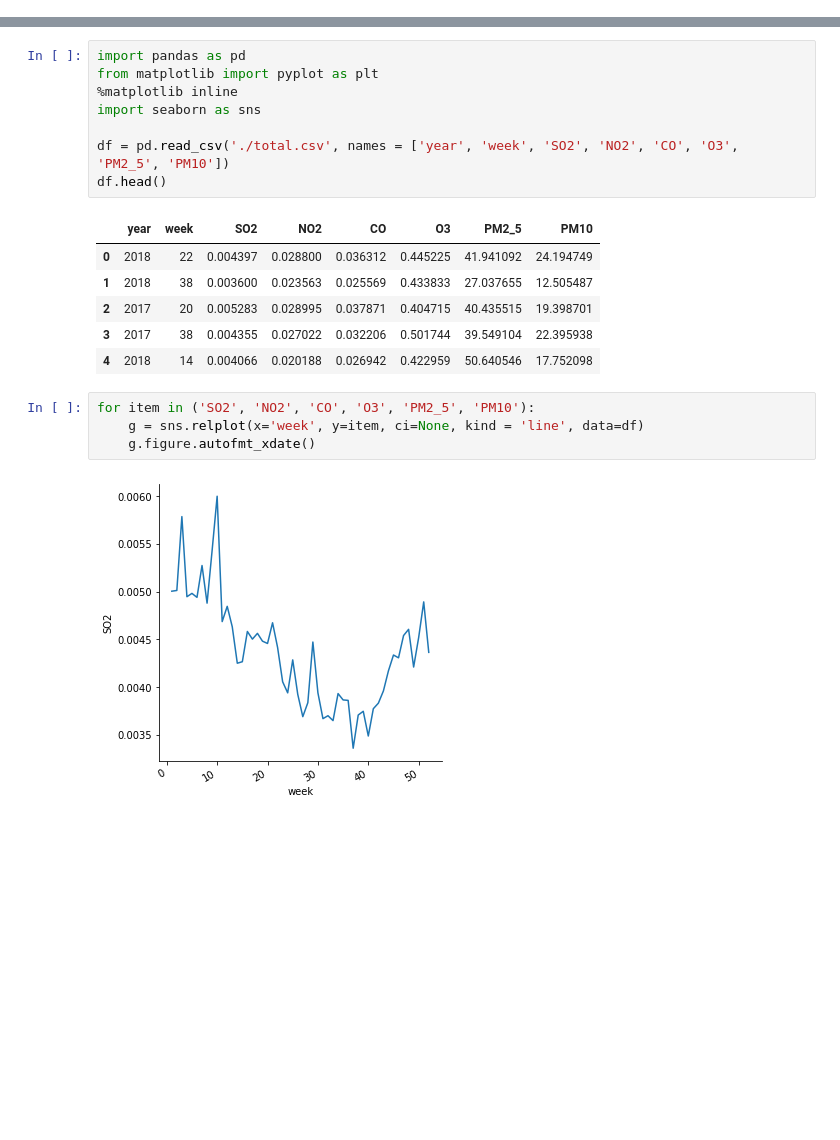
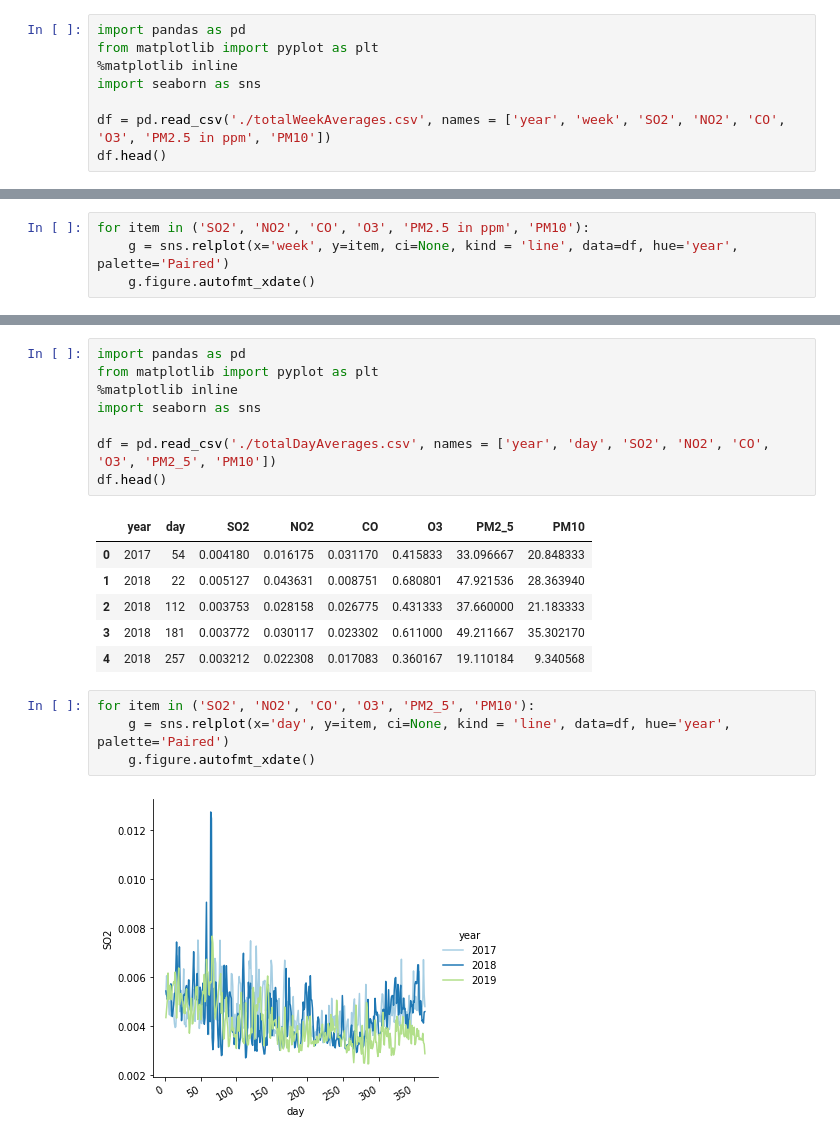
Before and after one commit to PSteinhaus/bigData, a Jupyter notebook: YearPlot.ipynb, the cells around one changed output, grey strips where cells are left out. Drawn from its saved outputs; the diff is of its cells as text; blank space fills up the shorter version.

Commit message:
added year-hue and plots for hour-averages

```diff
--- a/YearPlot.ipynb
+++ b/YearPlot.ipynb
@@ -0,0 +1,8 @@
+# %%
+import pandas as pd
+from matplotlib import pyplot as plt
+%matplotlib inline
+import seaborn as sns
+
+df = pd.read_csv('./totalWeekAverages.csv', names = ['year', 'week', 'SO2', 'NO2', 'CO', 'O3', 'PM2.5 in ppm', 'PM10'])
+df.head()
@@ -0,0 +16,4 @@
+# %%
+for item in ('SO2', 'NO2', 'CO', 'O3', 'PM2.5 in ppm', 'PM10'):
+    g = sns.relplot(x='week', y=item, ci=None, kind = 'line', data=df, hue='year', palette='Paired')
+    g.figure.autofmt_xdate()
@@ -4,18 +30,18 @@ from matplotlib import pyplot as plt
 %matplotlib inline
 import seaborn as sns
 
-df = pd.read_csv('./total.csv', names = ['year', 'week', 'SO2', 'NO2', 'CO', 'O3', 'PM2_5', 'PM10'])
+df = pd.read_csv('./totalDayAverages.csv', names = ['year', 'day', 'SO2', 'NO2', 'CO', 'O3', 'PM2_5', 'PM10'])
 df.head()
 # %% [output]
-|  | year | week | SO2 | NO2 | CO | O3 | PM2_5 | PM10 |
-| 0 | 2018 | 22 | 0.004397 | 0.028800 | 0.036312 | 0.445225 | 41.941092 | 24.194749 |
-| 1 | 2018 | 38 | 0.003600 | 0.023563 | 0.025569 | 0.433833 | 27.037655 | 12.505487 |
-| 2 | 2017 | 20 | 0.005283 | 0.028995 | 0.037871 | 0.404715 | 40.435515 | 19.398701 |
-| 3 | 2017 | 38 | 0.004355 | 0.027022 | 0.032206 | 0.501744 | 39.549104 | 22.395938 |
-| 4 | 2018 | 14 | 0.004066 | 0.020188 | 0.026942 | 0.422959 | 50.640546 | 17.752098 |
+|  | year | day | SO2 | NO2 | CO | O3 | PM2_5 | PM10 |
+| 0 | 2017 | 54 | 0.004180 | 0.016175 | 0.031170 | 0.415833 | 33.096667 | 20.848333 |
+| 1 | 2018 | 22 | 0.005127 | 0.043631 | 0.008751 | 0.680801 | 47.921536 | 28.363940 |
+| 2 | 2018 | 112 | 0.003753 | 0.028158 | 0.026775 | 0.431333 | 37.660000 | 21.183333 |
+| 3 | 2018 | 181 | 0.003772 | 0.030117 | 0.023302 | 0.611000 | 49.211667 | 35.302170 |
+| 4 | 2018 | 257 | 0.003212 | 0.022308 | 0.017083 | 0.360167 | 19.110184 | 9.340568 |
 # %%
 for item in ('SO2', 'NO2', 'CO', 'O3', 'PM2_5', 'PM10'):
-    g = sns.relplot(x='week', y=item, ci=None, kind = 'line', data=df)
+    g = sns.relplot(x='day', y=item, ci=None, kind = 'line', data=df, hue='year', palette='Paired')
     g.figure.autofmt_xdate()
 # %% [output]
-[figure, old version]
+[figure, new version]
```
Also changed, not shown: parts of 5 cells of this notebook.
